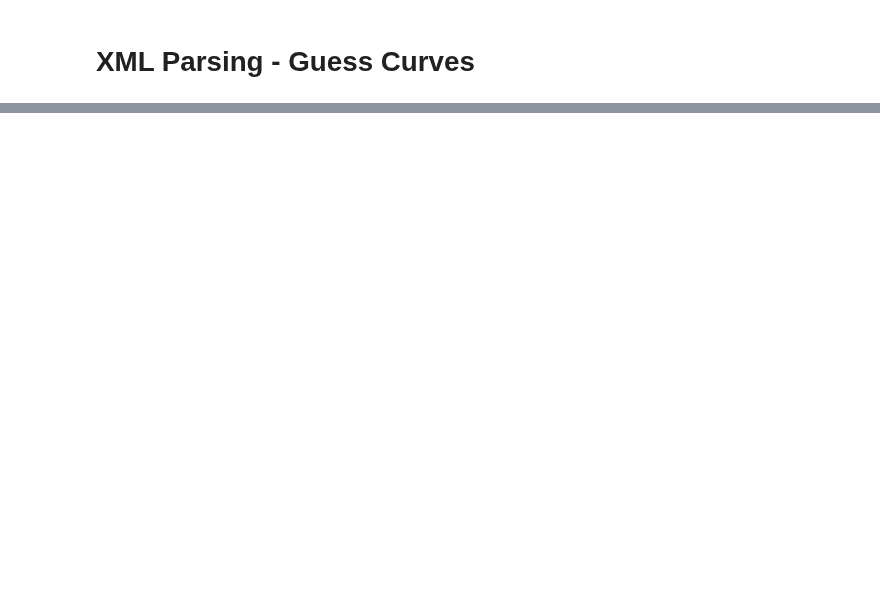
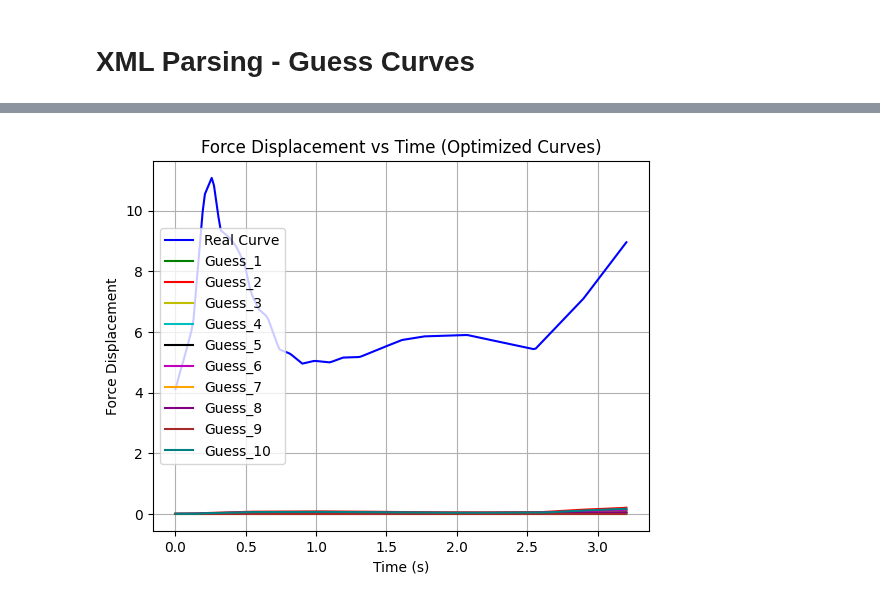
Before and after one commit to mariogov/moldflow_automation, a Jupyter notebook: Parameter_Identifier.ipynb, the cells around one changed output, grey strips where cells are left out. Saved outputs shown, nothing was run; the diff lists cells and outputs as text; code cells hidden in the pictures; blank space fills up the shorter version.

Commit message:
Optimization run 13.07

```diff
--- a/Parameter_Identifier.ipynb
+++ b/Parameter_Identifier.ipynb
@@ -262,0 +591,32 @@ for name, lst in guess_force_data_all.items():
+# %%
+common_time = np.linspace(0.0, real_time.max(), num=200)
+real_disp_resampled = np.interp(common_time, real_time, real_disp)
+
+
+plt.plot(common_time, real_disp_resampled, 'b-', label='Real Curve')
+
+
+colors = ['g-', 'r-', 'y-', 'c-', 'k-', 'm-', 'orange', 'purple', 'brown', 'teal']
+
+for i, (key, guess_data) in enumerate(guess_data_all_optim.items(), start=1):
+
+    if isinstance(guess_data[0], (list, tuple)) and len(guess_data[0]) == 2:
+
+        guess_data_array = np.array([(float(x), float(y)) for x, y in guess_data])
+        guess_time = guess_data_array[:, 0]
+        guess_disp = guess_data_array[:, 1]
+
+    guess_disp_resampled = np.interp(common_time, guess_time, guess_disp)
+
+
+    plt.plot(common_time, guess_disp_resampled, colors[(i - 1) % len(colors)], label=f'Guess_{i}')
+
+
+plt.legend(loc='best')
+plt.xlabel('Time (s)')
+plt.ylabel('Force Displacement')
+plt.title('Force Displacement vs Time (Optimized Curves)')
+plt.grid(True)
+plt.show()
+# %% [output]
+[figure, added]
```
Also changed, not shown: parts of 14 cells of this notebook, 2 other files.
